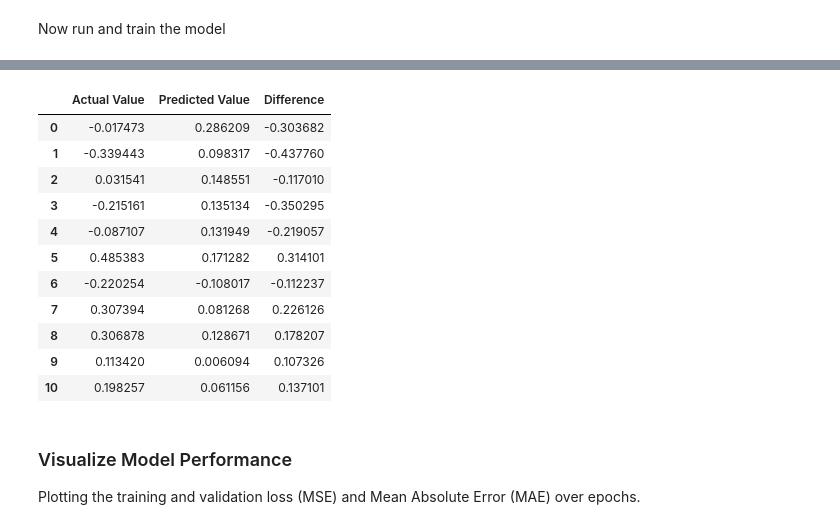
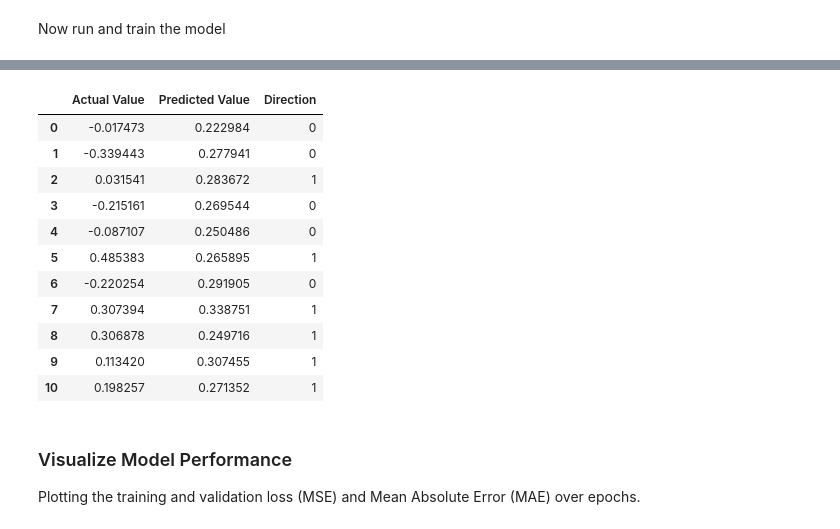
Before and after one commit to shahria-codes/artificial-neural-network-for-time-series, a Jupyter notebook: ipynb_files/Neural_Network/ffnn.ipynb, the cells around one changed output, grey strips where cells are left out. Drawn from its saved outputs; the diff is of its cells as text; code cells hidden in the pictures.

```diff
--- a/ipynb_files/Neural_Network/ffnn.ipynb
+++ b/ipynb_files/Neural_Network/ffnn.ipynb
@@ -96,8 +113,13 @@ Model: "sequential"
 # %% [markdown]
 Now run and train the model
 # %%
-
-ffnn_history = ffnn.fit(X_train, y_train, epochs=50, batch_size=32, validation_data=(X_val, y_val), verbose=1,)
+from tensorflow.keras.callbacks import EarlyStopping
+early_stop = EarlyStopping(
+    monitor='val_loss',        # The metric to monitor
+    patience=5,                # How many epochs to wait before stopping
+    restore_best_weights=True  # Automatically reverts the model to its best state
+)
+ffnn_history = ffnn.fit(X_train, y_train, epochs=50, batch_size=32, validation_data=(X_val, y_val), verbose=1, callbacks=[early_stop])
 print("Model compiled and trained successfully.")
 # %% [output]
 Epoch 1/50
@@ -133,7 +155,7 @@ predictions = ffnn.predict(X_test)
 results_df = pd.DataFrame({
     'Actual Value': y_test,
     'Predicted Value': predictions.flatten(),
-    'Difference': y_test - predictions.flatten()
+    'Direction': ((y_test > 0) & (predictions.flatten() > 0)).astype(int)
 })
 
 print("Predictions for the 2024-2025 Test Set:")
@@ -143,16 +165,16 @@ display(results_df)
 Predictions for the 2024-2025 Test Set:
-|  | Actual Value | Predicted Value | Difference |
-| 0 | -0.017473 | 0.286209 | -0.303682 |
-| 1 | -0.339443 | 0.098317 | -0.437760 |
-| 2 | 0.031541 | 0.148551 | -0.117010 |
-| 3 | -0.215161 | 0.135134 | -0.350295 |
-| 4 | -0.087107 | 0.131949 | -0.219057 |
-| 5 | 0.485383 | 0.171282 | 0.314101 |
-| 6 | -0.220254 | -0.108017 | -0.112237 |
-| 7 | 0.307394 | 0.081268 | 0.226126 |
-| 8 | 0.306878 | 0.128671 | 0.178207 |
-| 9 | 0.113420 | 0.006094 | 0.107326 |
-| 10 | 0.198257 | 0.061156 | 0.137101 |
+|  | Actual Value | Predicted Value | Direction |
+| 0 | -0.017473 | 0.222984 | 0 |
+| 1 | -0.339443 | 0.277941 | 0 |
+| 2 | 0.031541 | 0.283672 | 1 |
+| 3 | -0.215161 | 0.269544 | 0 |
+| 4 | -0.087107 | 0.250486 | 0 |
+| 5 | 0.485383 | 0.265895 | 1 |
+| 6 | -0.220254 | 0.291905 | 0 |
+| 7 | 0.307394 | 0.338751 | 1 |
+| 8 | 0.306878 | 0.249716 | 1 |
+| 9 | 0.113420 | 0.307455 | 1 |
+| 10 | 0.198257 | 0.271352 | 1 |
 # %% [markdown]
 ### Visualize Model Performance
 Plotting the training and validation loss (MSE) and Mean Absolute Error (MAE) over epochs.
```
Also changed, not shown: parts of 11 cells of this notebook.
